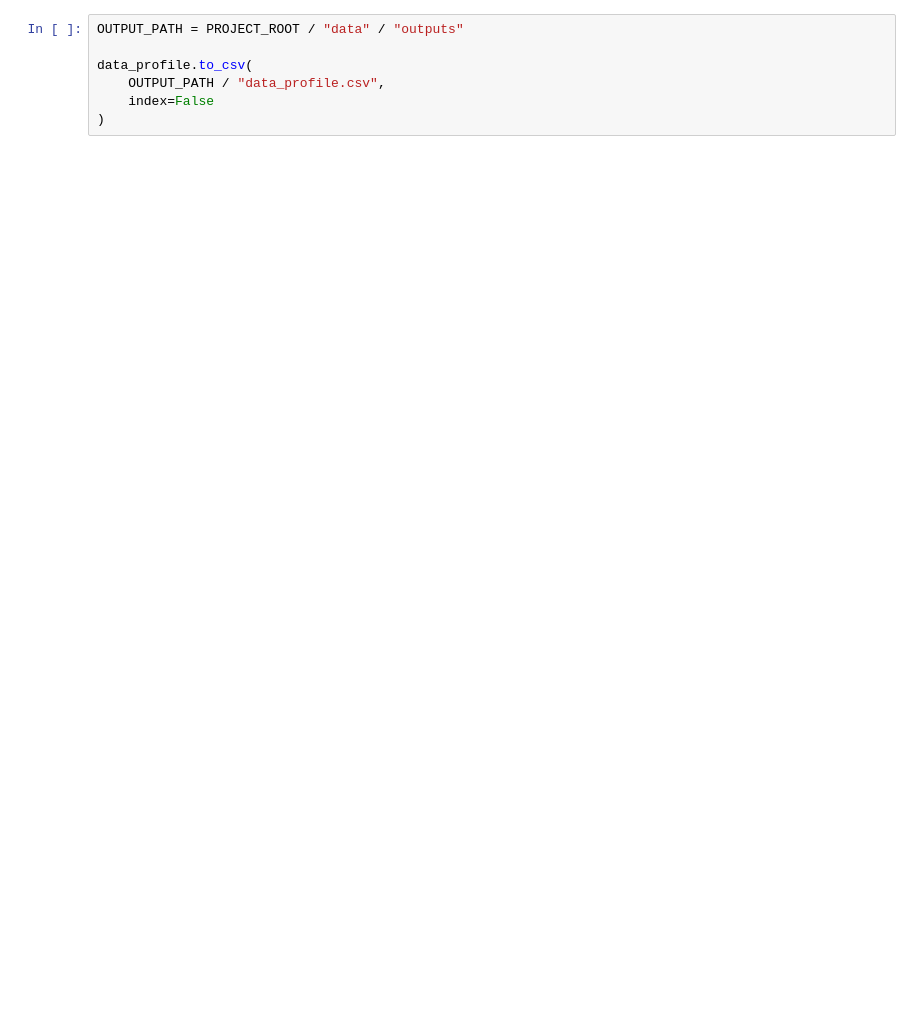
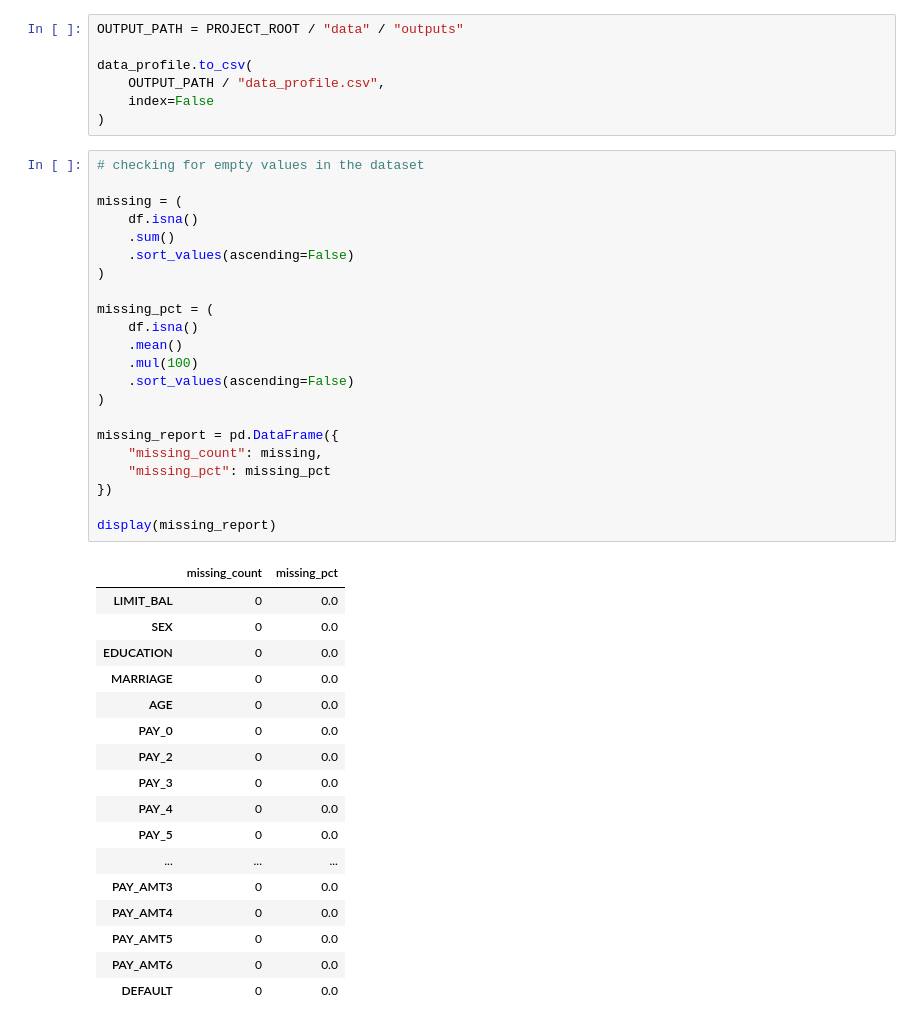
Before and after one commit to MaciGill/analytics_platform, a Jupyter notebook: notebooks/Notebook2_Data_Quality_Assessment.ipynb, the cells around one changed output. Drawn from its saved outputs; the diff is of its cells as text; blank space fills up the shorter version.

Commit message:
Update data analysis notebooks

```diff
--- a/notebooks/Notebook2_Data_Quality_Assessment.ipynb
+++ b/notebooks/Notebook2_Data_Quality_Assessment.ipynb
@@ -87,3 +87,43 @@ data_profile.to_csv(
     OUTPUT_PATH / "data_profile.csv",
     index=False
 )
+# %%
+# checking for empty values in the dataset
+
+missing = (
+    df.isna()
+    .sum()
+    .sort_values(ascending=False)
+)
+
+missing_pct = (
+    df.isna()
+    .mean()
+    .mul(100)
+    .sort_values(ascending=False)
+)
+
+missing_report = pd.DataFrame({
+    "missing_count": missing,
+    "missing_pct": missing_pct
+})
+
+display(missing_report)
+# %% [output]
+|  | missing_count | missing_pct |
+| LIMIT_BAL | 0 | 0.0 |
+| SEX | 0 | 0.0 |
+| EDUCATION | 0 | 0.0 |
+| MARRIAGE | 0 | 0.0 |
+| AGE | 0 | 0.0 |
+| PAY_0 | 0 | 0.0 |
+| PAY_2 | 0 | 0.0 |
+| PAY_3 | 0 | 0.0 |
+| PAY_4 | 0 | 0.0 |
+| PAY_5 | 0 | 0.0 |
+| ... | ... | ... |
+| PAY_AMT3 | 0 | 0.0 |
+| PAY_AMT4 | 0 | 0.0 |
+| PAY_AMT5 | 0 | 0.0 |
+| PAY_AMT6 | 0 | 0.0 |
+| DEFAULT | 0 | 0.0 |
```
Also changed, not shown: parts of 14 cells of this notebook, 2 other files.
